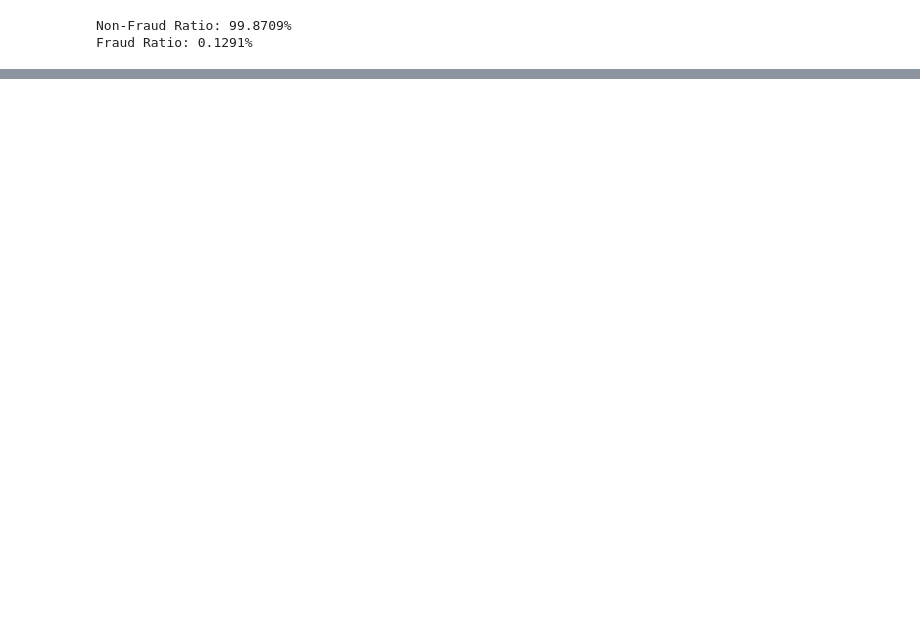
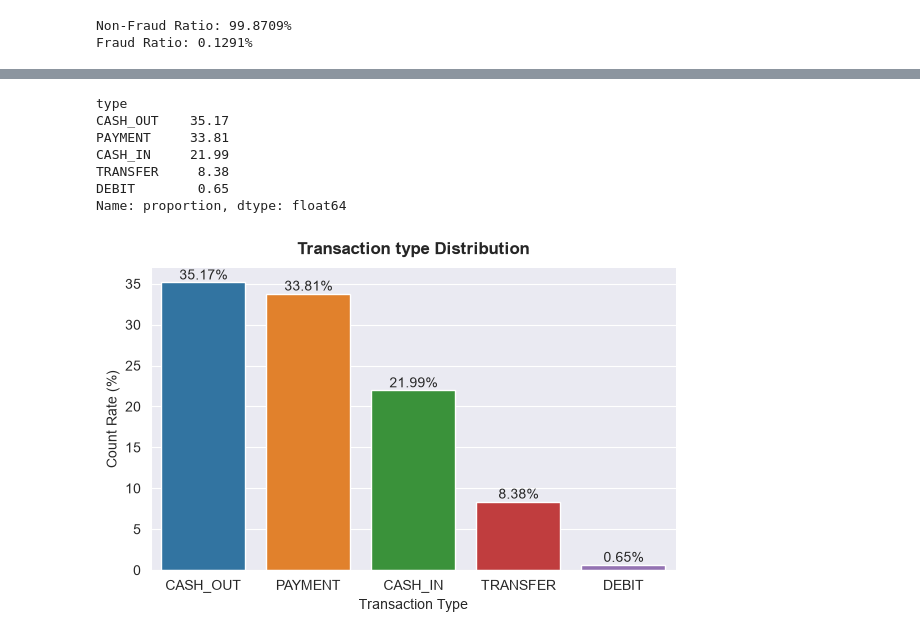
Before and after one commit to ashishpra28/FraudShield-Bank-Fraud-Detection_System, a Jupyter notebook: notebooks/experiment.ipynb, the cells around one changed output, grey strips where cells are left out. Cells and saved outputs as stored; diff of their text form; code cells hidden in the pictures; blank space fills up the shorter version.

```diff
--- a/notebooks/experiment.ipynb
+++ b/notebooks/experiment.ipynb
@@ -188,0 +185,27 @@ sns.countplot(data=df,x='isFraud')
+# %%
+# Check transaction type percentage
+type_percentage = round(df['type'].value_counts(normalize=True)*100,2)
+print(type_percentage)
+
+ax = sns.barplot(x=type_percentage.index,y=type_percentage.values,palette='tab10')
+
+plt.title('Transaction type Distribution',fontweight='bold',pad=10)
+plt.xlabel('Transaction Type')
+plt.ylabel('Count Rate (%)')
+
+# Add labels on bars
+for i in ax.containers:
+    ax.bar_label(i, fmt='%.2f%%')
+
+sns.despine()
+plt.tight_layout()
+plt.show()
+# %% [output]
+type
+CASH_OUT    35.17
+PAYMENT     33.81
+CASH_IN     21.99
+TRANSFER     8.38
+DEBIT        0.65
+Name: proportion, dtype: float64
+[figure, added]
```
Also changed, not shown: parts of 13 cells of this notebook.
